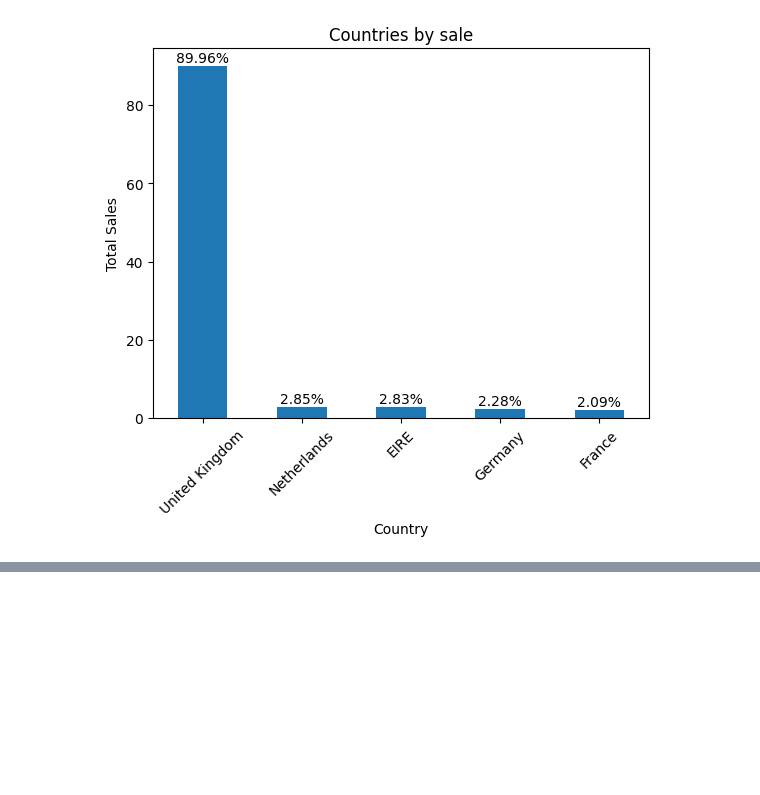
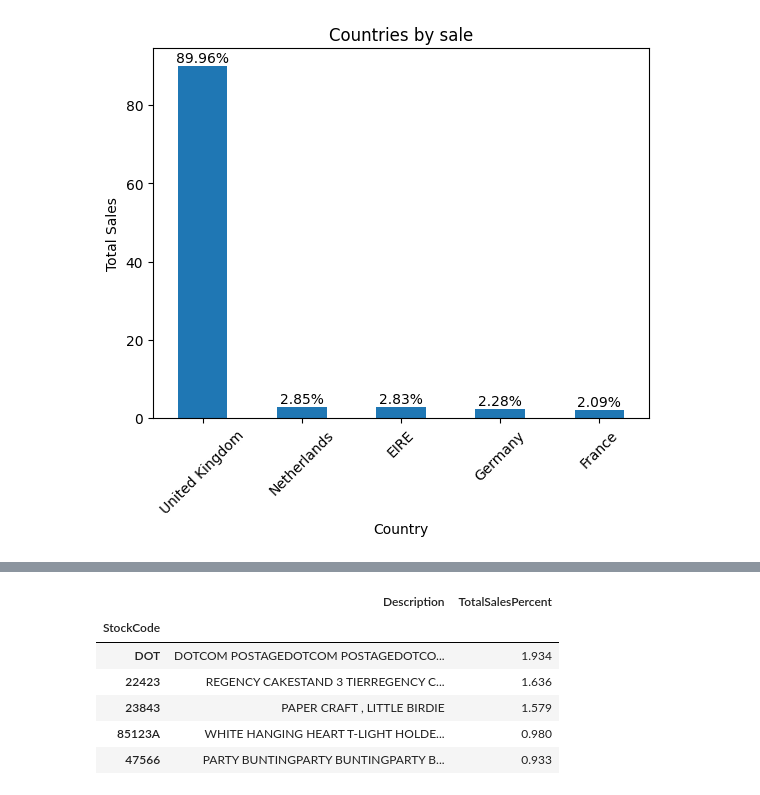
Before and after one commit to AnaghMiglani/Online-Retail-EDA, a Jupyter notebook: Online_Retail_EDA.ipynb, the cells around one changed output, grey strips where cells are left out. Cells and saved outputs as stored; diff of their text form; code cells hidden in the pictures; blank space fills up the shorter version.

```diff
--- a/Online_Retail_EDA.ipynb
+++ b/Online_Retail_EDA.ipynb
@@ -372,0 +389,15 @@ Name: TotalSales, dtype: float64
+# %%
+product_sales_percent=product_sales.copy()
+product_sales_percent["TotalSales"]=((product_sales["TotalSales"])/(product_sales["TotalSales"].sum())*100).round(3)
+product_sales_percent.rename(columns={
+    "TotalSales":"TotalSalesPercent"
+},inplace=True)
+product_sales_percent.head()
+# %% [output]
+|  | Description | TotalSalesPercent |
+| StockCode |  |  |
+| DOT | DOTCOM POSTAGEDOTCOM POSTAGEDOTCO... | 1.934 |
+| 22423 | REGENCY CAKESTAND 3 TIERREGENCY C... | 1.636 |
+| 23843 | PAPER CRAFT , LITTLE BIRDIE | 1.579 |
+| 85123A | WHITE HANGING HEART T-LIGHT HOLDE... | 0.980 |
+| 47566 | PARTY BUNTINGPARTY BUNTINGPARTY B... | 0.933 |
```
Also changed, not shown: parts of 9 cells of this notebook.
